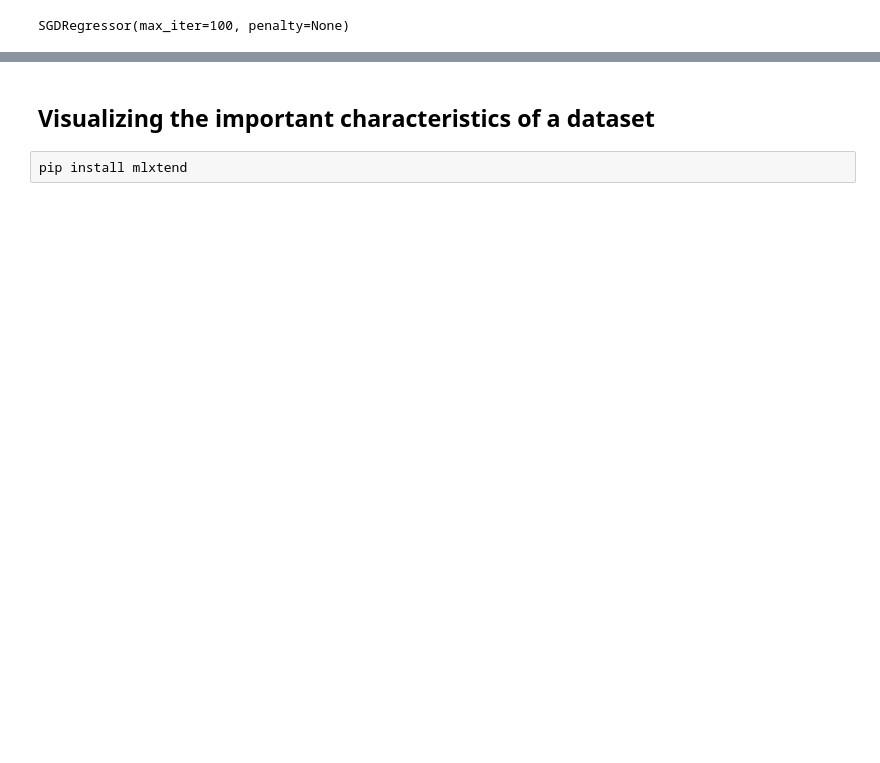
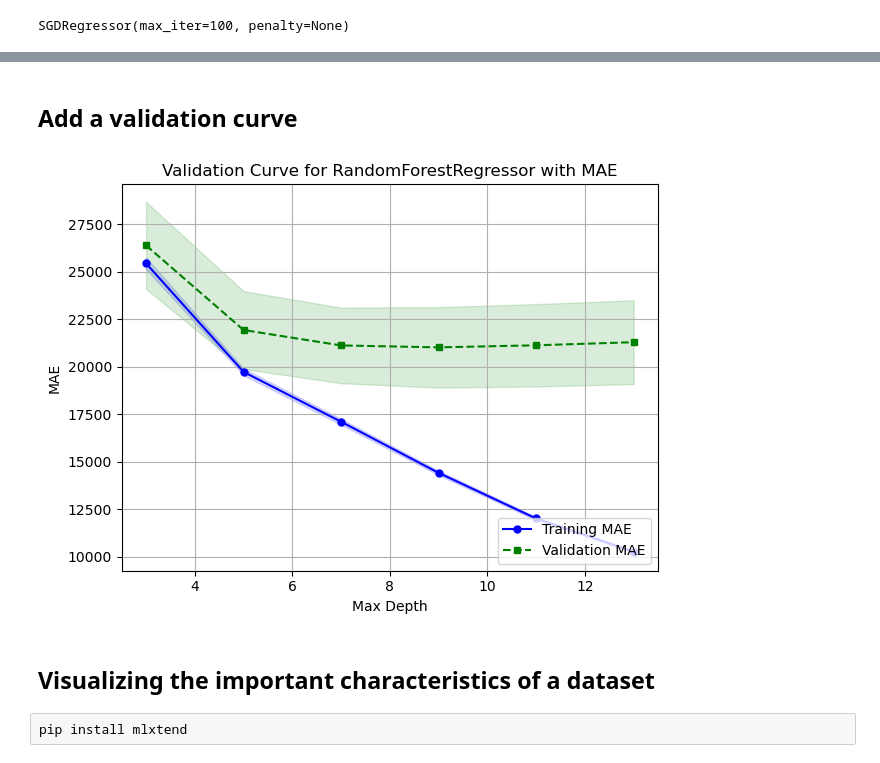
Before and after one commit to ChadUSF/DSDP, a Jupyter notebook: Housing/HousingRegression.ipynb, the cells around one changed output, grey strips where cells are left out. Cells and saved outputs as stored; diff of their text form; code cells hidden in the pictures; blank space fills up the shorter version.

```diff
--- a/Housing/HousingRegression.ipynb
+++ b/Housing/HousingRegression.ipynb
@@ -376,3 +497,58 @@ Test RMSE: 39019.18394716388
+# %% [markdown]
+## Add a validation curve
+# %%
+from sklearn.model_selection import validation_curve
+import matplotlib.pyplot as plt
+
+param_range = [3, 5, 7, 9, 11, 13]
+train_scores, test_scores = validation_curve(
+                estimator=forest,
+                X=train_x,
+                y=train_y,
+                param_name='max_depth',
+                param_range=param_range,
+                cv=10,
+                scoring='neg_mean_absolute_error', # alternative is r2
+                n_jobs=-1)
+
+train_scores = -train_scores
+test_scores = -test_scores
+
+train_mean = np.mean(train_scores, axis=1)
+train_std = np.std(train_scores, axis=1)
+test_mean = np.mean(test_scores, axis=1)
+test_std = np.std(test_scores, axis=1)
+
+#plt.figure(figsize=(8, 6))
+plt.plot(param_range, train_mean,
+         color='blue', marker='o',
+         markersize=5, label='Training MAE')
+
+plt.fill_between(param_range, train_mean + train_std,
+                 train_mean - train_std, alpha=0.15,
+                 color='blue')
+
+plt.plot(param_range, test_mean,
+         color='green', linestyle='--',
+         marker='s', markersize=5,
+         label='Validation MAE')
+
+plt.fill_between(param_range,
+                 test_mean + test_std,
+                 test_mean - test_std,
+                 alpha=0.15, color='green')
+
+plt.title('Validation Curve for RandomForestRegressor with MAE')
+plt.grid(True)
+plt.xscale('linear')
+plt.legend(loc='lower right')
+plt.xlabel('Max Depth')
+plt.ylabel('MAE')
+#plt.ylim([0.25, 1.0])
+plt.tight_layout()
+plt.show()
+# %% [output]
+[figure, added]
 # %% [markdown]
 ## Visualizing the important characteristics of a dataset
 # %% [raw]
```
Also changed, not shown: parts of 60 cells of this notebook.
